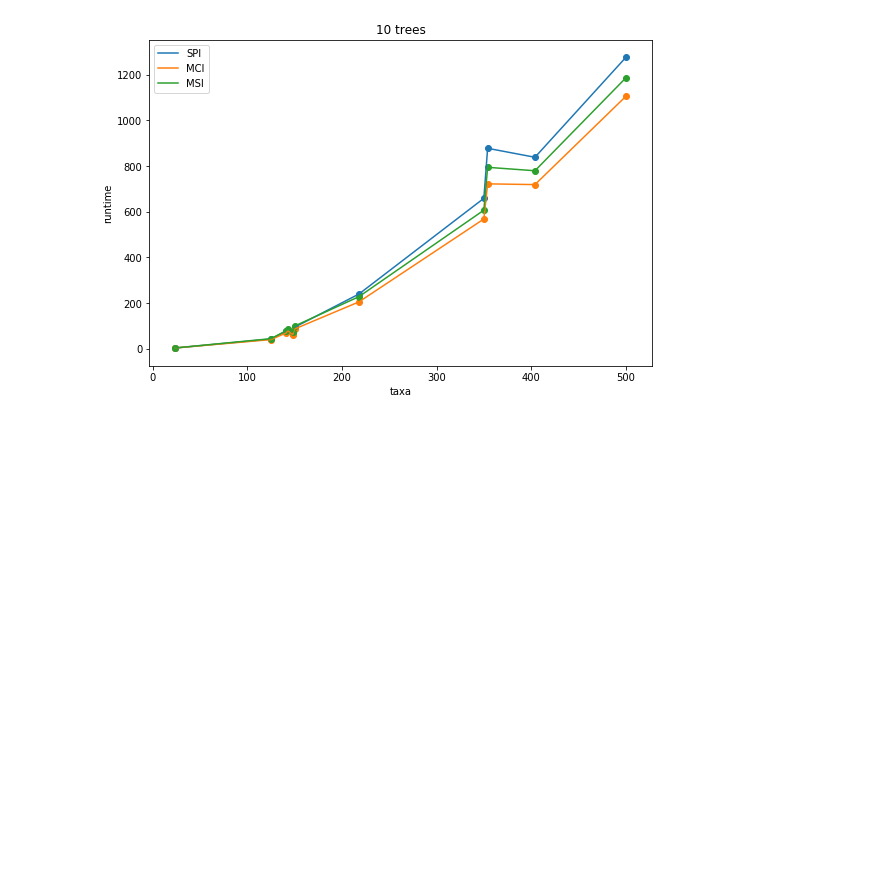
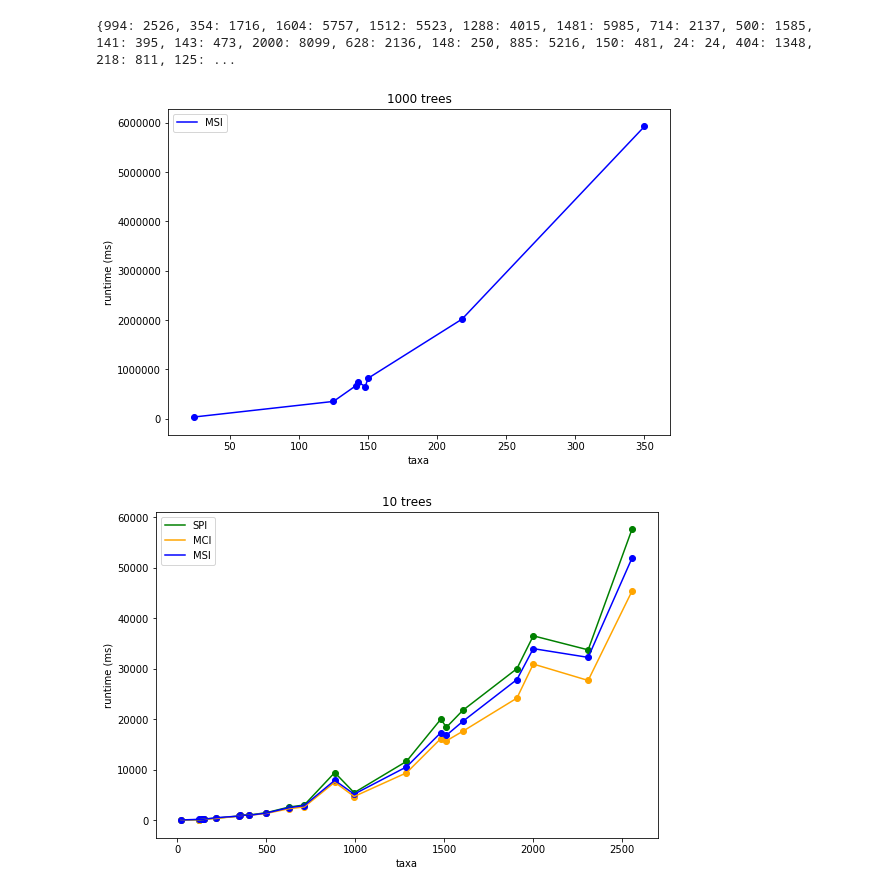
Before and after one commit to Robin-Andre/bioinformatics, a Jupyter notebook: practical-2021/plots_python/plotscripts.ipynb, the cells around one changed output. Saved outputs shown, nothing was run; the diff lists cells and outputs as text; code cells hidden in the pictures; blank space fills up the shorter version.

Commit message:
Add more plots

```diff
--- a/practical-2021/plots_python/plotscripts.ipynb
+++ b/practical-2021/plots_python/plotscripts.ipynb
@@ -3,41 +3,89 @@
 import pandas as pd
 import numpy as np
 import matplotlib.pyplot as plt
+color_dict = {}
+color_dict['MSI'] = "blue"
+color_dict['SPI'] = "green"
+color_dict['MCI'] = "orange"
 
-csv_df = pd.read_csv('../benchmark/common_matrix.csv', delim_whitespace=True, header=None)
+csv_df = pd.read_csv('../benchmark/robin_full.csv', sep=',', header=None)
 #values[10][24]['MSI']
 values = {}
 for row in csv_df.iterrows():
-    instance_name = row[1][0]
-    trees = 10
-    taxa = int(instance_name.split('/')[1])
+    instance_name = row[1][0].split('/')[-1]
+    trees = int(instance_name.split('-')[0])
+    taxa = int(instance_name.split('-')[1])
     metric = row[1][1]
-    #mode = row[1][2]
-    runtime = float(row[1][3])
+    runtime = float(row[1][2])
     if not (trees in values):
         values[trees] = {}
     if not (metric in values[trees]):
         values[trees][metric] = {}
     values[trees][metric][taxa] = runtime;
-#print(values)
+
+unique_df = pd.read_csv('../benchmark/unique', delim_whitespace=True, header=None)
+uniques = {}
+for row in unique_df.iterrows():
+    uniques[int(row[1][0])] = int(row[1][1])
+print(uniques)
 
 #separate set of plots for different tree set sizes
 plt.rcParams["figure.figsize"] = (9, 6)
 for trees in values:
     plt.title(str(trees) + ' trees')
     plt.xlabel('taxa')
-    plt.ylabel('runtime')
+    plt.ylabel('runtime (ms)')
     #separate line per metric
     for metric, results in values[trees].items():
         x_values = [taxa for taxa, runtime in results.items()]
         y_values = [runtime for taxa, runtime in results.items()]
         sort_index = np.argsort(x_values)
         x_values = [x_values[sort_index[i]] for i in range(len(sort_index))]
         y_values = [y_values[sort_index[i]] for i in range(len(sort_index))]
-        plt.plot(x_values ,y_values, label = metric)
-        plt.scatter(x_values, y_values)
+        plt.plot(x_values ,y_values, label = metric, color = color_dict[metric])
+        plt.scatter(x_values, y_values, color = color_dict[metric])
     plt.legend()
     plt.savefig('output/metric_runtimes_' + str(trees) + "_trees" )
     plt.show()
+
+plt.title(str(trees) + ' trees')
+plt.xlabel('taxa')
+plt.ylabel('occuring splits')
+results = values[10]['MSI']
+x_values = []
+y_values = []
+for taxa, runtime in results.items():
+    if taxa in uniques:
+        x_values.append(taxa)
+        y_values.append(uniques[taxa])
+sort_index = np.argsort(x_values)
+x_values = [x_values[sort_index[i]] for i in range(len(sort_index))]
+y_values = [y_values[sort_index[i]] for i in range(len(sort_index))]
+plt.plot(x_values ,y_values, label = metric, color = color_dict[metric])
+plt.scatter(x_values, y_values, color = color_dict[metric])
+plt.savefig('output/splits_' + str(trees) + "_trees" )
+plt.show()
+
+
+plt.title(str(trees) + ' trees')
+plt.xlabel('occuring splits')
+plt.ylabel('runtime (ms)')
+for metric, results in values[10].items():
+    x_values = []
+    y_values = []
+    for taxa, runtime in results.items():
+        if taxa in uniques:
+            x_values.append(uniques[taxa] / (1.0*trees*(taxa-3)))
+            y_values.append(runtime)
+    sort_index = np.argsort(x_values)
+    x_values = [x_values[sort_index[i]] for i in range(len(sort_index))]
+    y_values = [y_values[sort_index[i]] for i in range(len(sort_index))]
+    plt.plot(x_values ,y_values, label = metric, color = color_dict[metric])
+    plt.scatter(x_values, y_values, color = color_dict[metric])
+plt.legend()
+plt.savefig('output/metric_runtimes_splits_' + str(trees) + "_trees" )
+plt.show()
 # %% [output]
+{994: 2526, 354: 1716, 1604: 5757, 1512: 5523, 1288: 4015, 1481: 5985, 714: 2137, 500: 1585, 141: 395, 143: 473, 2000: 8099, 628: 2136, 148: 250, 885: 5216, 150: 481, 24: 24, 404: 1348, 218: 811, 125: ...
-[figure, old version]
+[figure, new version]
+[figure, added]
```
Also changed, not shown: parts of 1 cell of this notebook, 6 other files.
